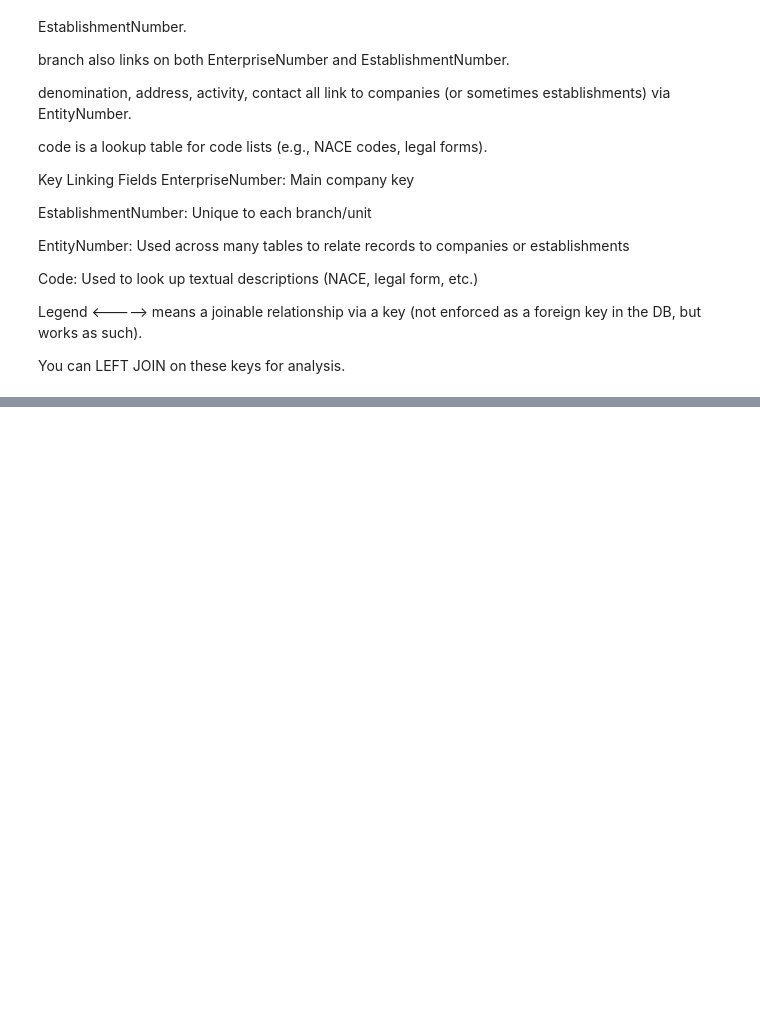
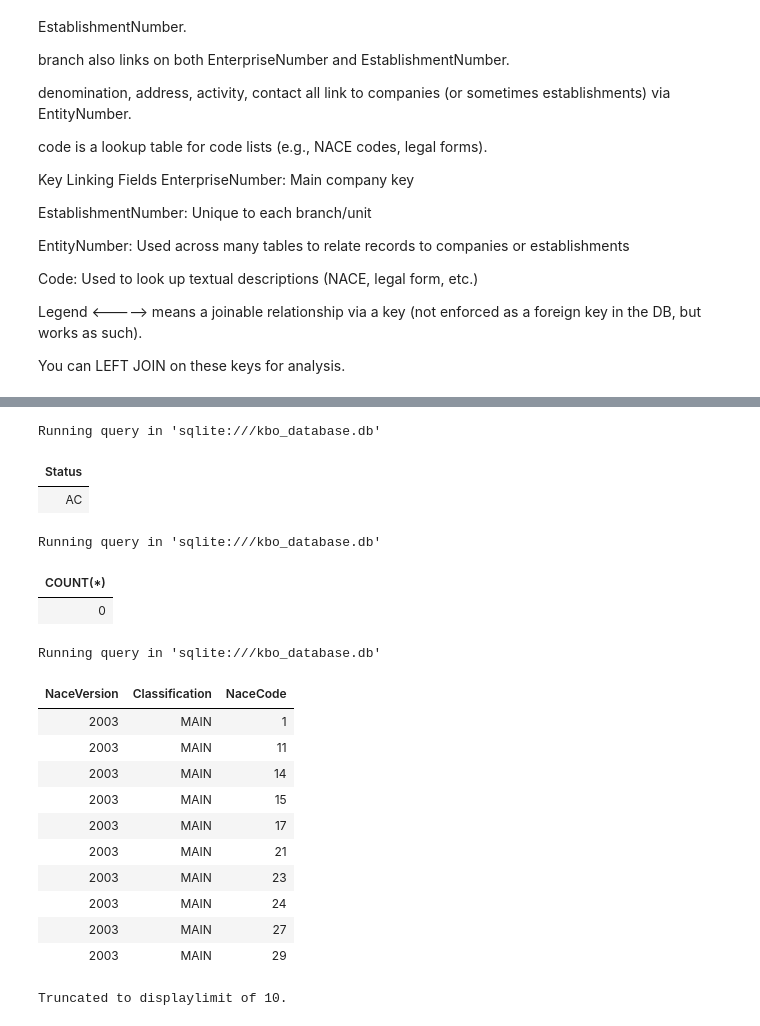
Before and after one commit to Marcvg69/challenge-data-analysis-sql, a Jupyter notebook: kbo_explore.ipynb, the cells around one changed output, grey strips where cells are left out. Saved outputs shown, nothing was run; the diff lists cells and outputs as text; code cells hidden in the pictures; blank space fills up the shorter version.

```diff
--- a/kbo_explore.ipynb
+++ b/kbo_explore.ipynb
@@ -492,0 +507,39 @@ When registering a company in Belgium, selecting the correct NACE codes is cruci
+# %%
+%%sql
+SELECT DISTINCT Status
+FROM enterprise
+LIMIT 20;
+# %% [output]
+Running query in 'sqlite:///kbo_database.db'
+| Status |
+| AC |
+# %%
+%%sql
+
+SELECT COUNT(*)
+FROM activity
+WHERE NaceCode = 62;
+# %% [output]
+Running query in 'sqlite:///kbo_database.db'
+| COUNT(*) |
+| 0 |
+# %%
+%%sql
+SELECT DISTINCT NaceVersion, Classification, NaceCode
+FROM activity
+ORDER BY NaceCode
+LIMIT 100;
+# %% [output]
+Running query in 'sqlite:///kbo_database.db'
+| NaceVersion | Classification | NaceCode |
+| 2003 | MAIN | 1 |
+| 2003 | MAIN | 11 |
+| 2003 | MAIN | 14 |
+| 2003 | MAIN | 15 |
+| 2003 | MAIN | 17 |
+| 2003 | MAIN | 21 |
+| 2003 | MAIN | 23 |
+| 2003 | MAIN | 24 |
+| 2003 | MAIN | 27 |
+| 2003 | MAIN | 29 |
+Truncated to displaylimit of 10.
```
Also changed, not shown: parts of 5 cells of this notebook, 1 other file.
